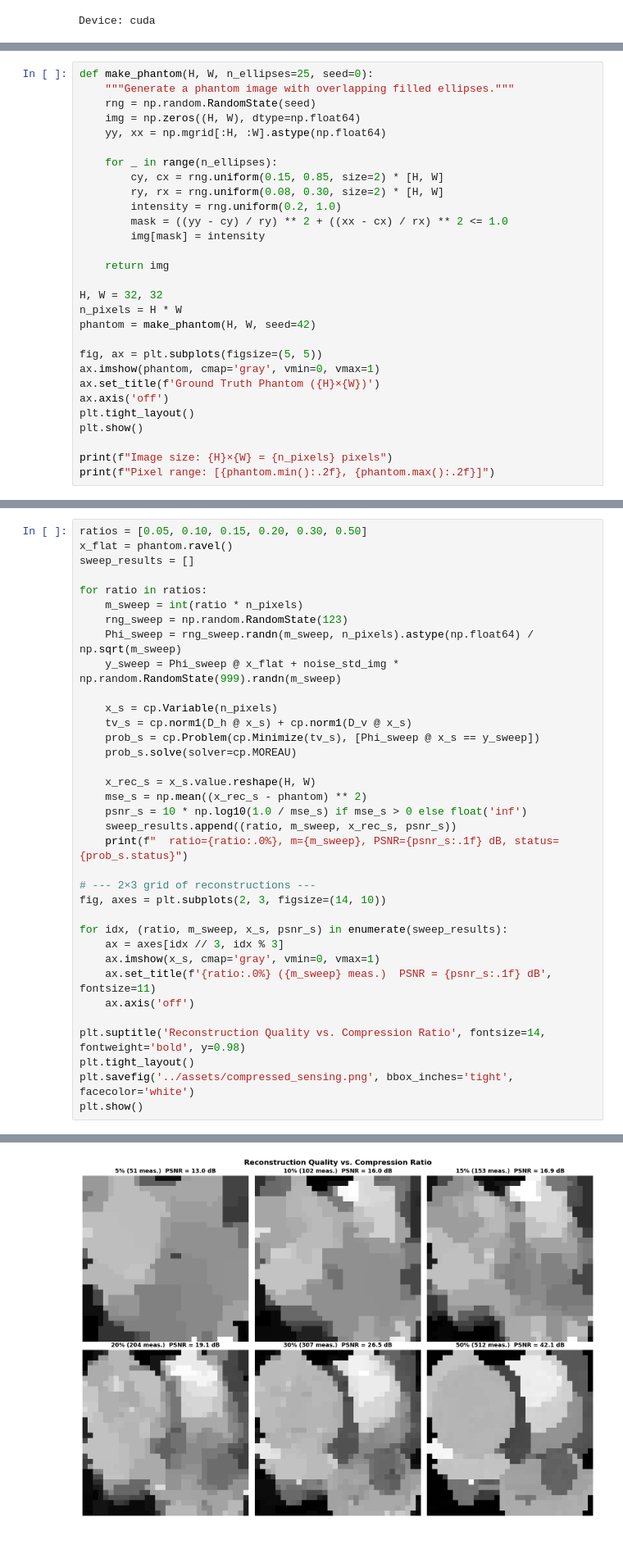
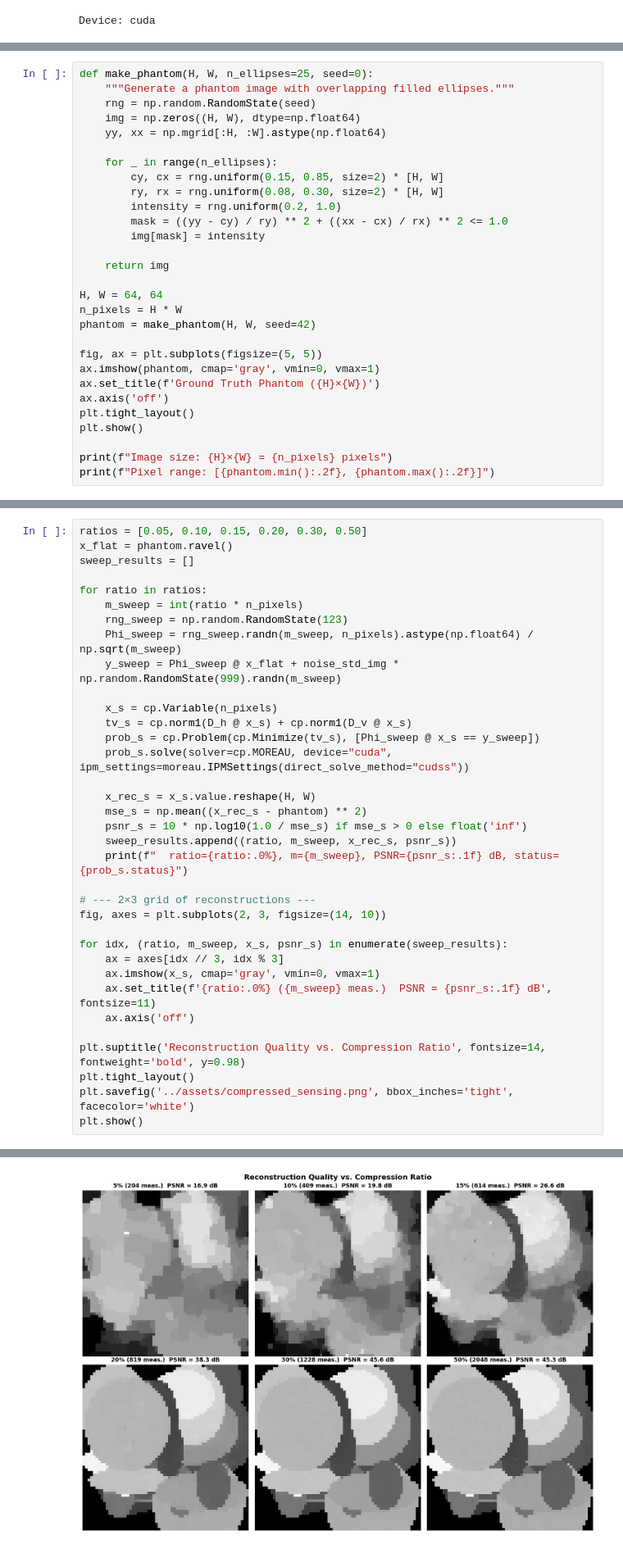
Before and after one commit to optimalintellect/moreau, a Jupyter notebook: notebooks/compressed_sensing.ipynb, the cells around one changed output, grey strips where cells are left out. Shown at 82% size. Drawn from its saved outputs; the diff is of its cells as text.

```diff
--- a/notebooks/compressed_sensing.ipynb
+++ b/notebooks/compressed_sensing.ipynb
@@ -151,7 +151,7 @@ def make_phantom(H, W, n_ellipses=25, seed=0):
 
     return img
 
-H, W = 32, 32
+H, W = 64, 64
 n_pixels = H * W
 phantom = make_phantom(H, W, seed=42)
 
@@ -260,7 +260,7 @@ for ratio in ratios:
     x_s = cp.Variable(n_pixels)
     tv_s = cp.norm1(D_h @ x_s) + cp.norm1(D_v @ x_s)
     prob_s = cp.Problem(cp.Minimize(tv_s), [Phi_sweep @ x_s == y_sweep])
-    prob_s.solve(solver=cp.MOREAU)
+    prob_s.solve(solver=cp.MOREAU, device="cuda", ipm_settings=moreau.IPMSettings(direct_solve_method="cudss"))
 
     x_rec_s = x_s.value.reshape(H, W)
     mse_s = np.mean((x_rec_s - phantom) ** 2)
@@ -291,4 +291,4 @@ plt.show()
-[figure, old version]
+[figure, new version]
 # %% [markdown]
 ## Part C: Learning the Measurement Matrix
 
```
Also changed, not shown: parts of 8 cells of this notebook, 2 other files.
